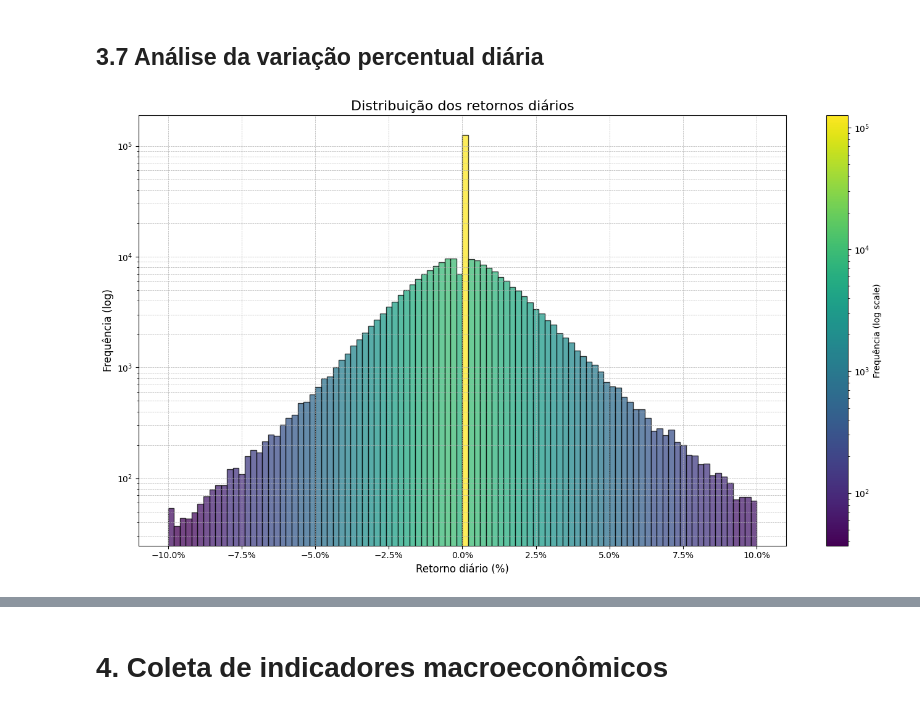
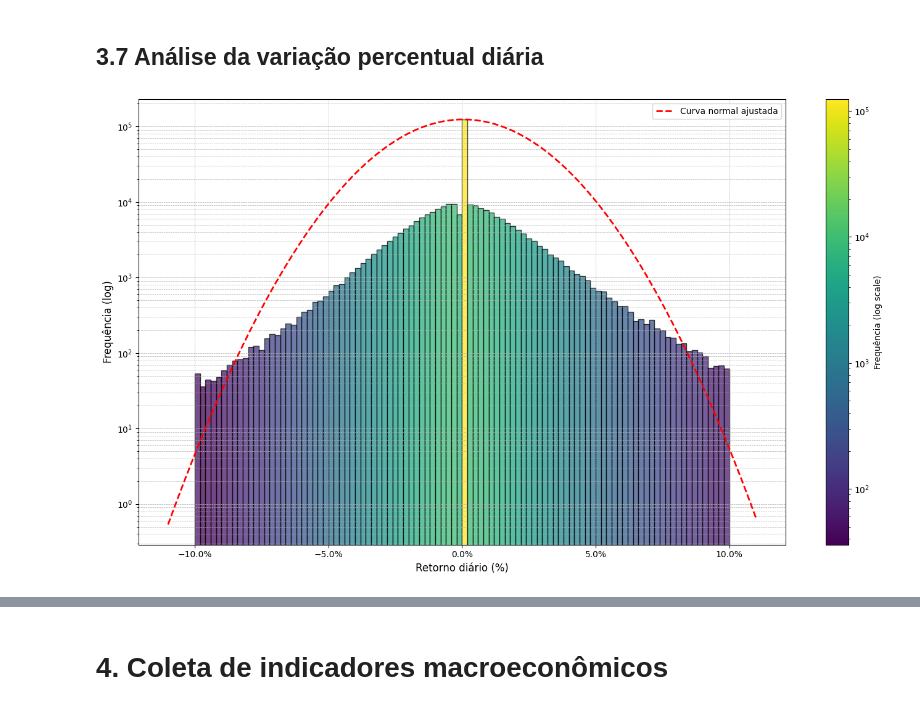
Before and after one commit to lucasaugs/b3-pattern-recon, a Jupyter notebook: characterization.ipynb, the cells around one changed output, grey strips where cells are left out. Drawn from its saved outputs; the diff is of its cells as text; code cells hidden in the pictures.

```diff
--- a/characterization.ipynb
+++ b/characterization.ipynb
@@ -17,6 +17,8 @@ from matplotlib.ticker import PercentFormatter
 from scipy.stats import norm
 
 from util_funcs import load_ipea_data, treat_candle_data, treat_timestamp
+
+output_file = open("output/characterization_output.txt", "w")
 # %% [markdown]
 # 1. Carregamento e tratamento inicial dos dados
 # %%
@@ -429,6 +545,8 @@ plot_stat_summary(data, "ASAI3")
 # %%
 top_stocks = data["NAME"].value_counts().nlargest(20).index
 data_top_stocks = data[data["NAME"].isin(top_stocks)]
+print(f"Describing top 20 stocks data statistics:", file=output_file, end="\n\n")
+print(data_top_stocks.describe(), file=output_file, end="\n\n")
 
 plt.figure(figsize=(20, 10))
 for col in ["OPEN", "HIGH", "LOW", "CLOSE"]:
@@ -451,6 +569,9 @@ for col in ["OPEN", "HIGH", "LOW", "CLOSE"]:
     ax.grid(axis="y", linestyle="--", alpha=0.7)
 
     plt.tight_layout()
+    plt.savefig(
+        f"output/characterization/boxplot_{col}_top20stocks.png", bbox_inches="tight"
+    )
     plt.show()
 # %% [output]
 <Figure size 2000x1000 with 0 Axes>
@@ -468,41 +589,53 @@ data_indexed = data.set_index("TIMESTAMP")
 daily_close = data_indexed.groupby("NAME")["CLOSE"].resample("D").last()
 daily_returns = daily_close.groupby(level="NAME").pct_change().dropna()
 daily_returns = daily_returns.replace([np.inf, -np.inf], np.nan).dropna()
+print(f"Describing daily returns statistics:", file=output_file, end="\n\n")
+print(daily_returns.describe(), file=output_file, end="\n\n")
 
 fig, ax = plt.subplots(figsize=(14, 8))
 
 num_bins = 100
 plot_range = (-0.1, 0.1)
 
 n, bins, patches = ax.hist(
     daily_returns, bins=num_bins, range=plot_range, alpha=0.75, edgecolor="black"
 )
 
+# plot normal distribution curve
+(mu, sigma) = norm.fit(daily_returns)
+xmin, xmax = plt.xlim()
+x = np.linspace(xmin, xmax, 100)
+p = norm.pdf(x, mu, sigma)
+p_scaled = p * (n.max() / p.max())
+ax.plot(x, p_scaled, "r--", linewidth=2, label="Curva normal ajustada")
+ax.legend()
+
 cmap = plt.colormaps["viridis"]
 
-norm = mcolors.LogNorm(vmin=np.min(n[n > 0]) if np.any(n > 0) else 1, vmax=np.max(n))
+lognorm = mcolors.LogNorm(vmin=np.min(n[n > 0]) if np.any(n > 0) else 1, vmax=np.max(n))
 
 for count, patch in zip(n, patches):
     if count > 0:
-        color = cmap(norm(count))
+        color = cmap(lognorm(count))
         patch.set_facecolor(color)
     else:
         patch.set_facecolor("lightgray")
 
 ax.set_yscale("log")
 
-ax.set_title("Distribuição dos retornos diários", fontsize=16)
+# ax.set_title("Distribuição dos retornos diários", fontsize=16)
 ax.set_xlabel("Retorno diário (%)", fontsize=12)
 ax.set_ylabel("Frequência (log)", fontsize=12)
 ax.grid(True, which="both", linestyle="--", linewidth=0.5)
 
 ax.xaxis.set_major_formatter(PercentFormatter(1))
 
-sm = plt.cm.ScalarMappable(cmap=cmap, norm=norm)
+sm = plt.cm.ScalarMappable(cmap=cmap, norm=lognorm)
 sm.set_array([])
 cbar = fig.colorbar(sm, ax=ax, label="Frequência (log scale)")
 
 plt.tight_layout()
+plt.savefig(f"output/characterization/daily_returns_hist.png", bbox_inches="tight")
 plt.show()
 # %% [output]
-[figure, old version]
+[figure, new version]
```
Also changed, not shown: parts of 20 cells of this notebook, 5 other files.
